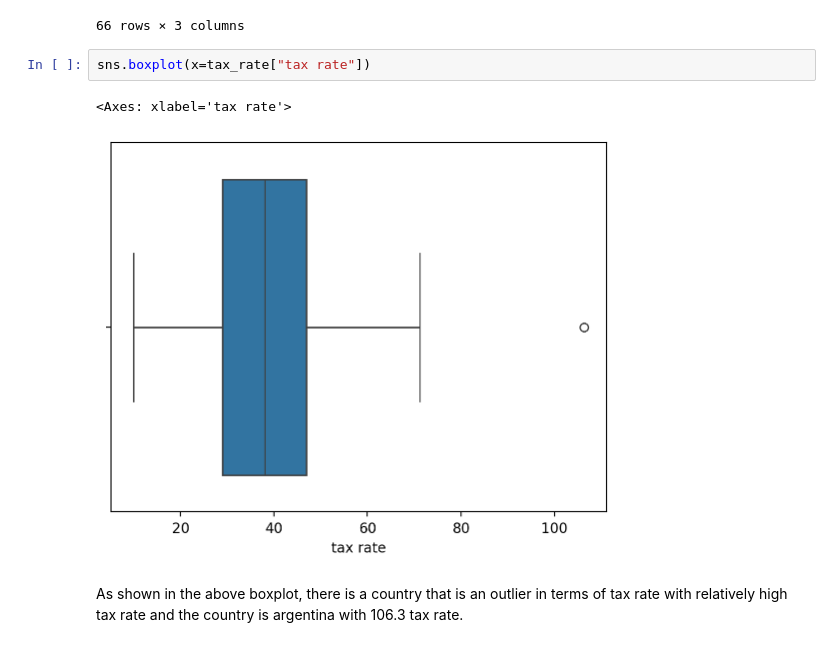
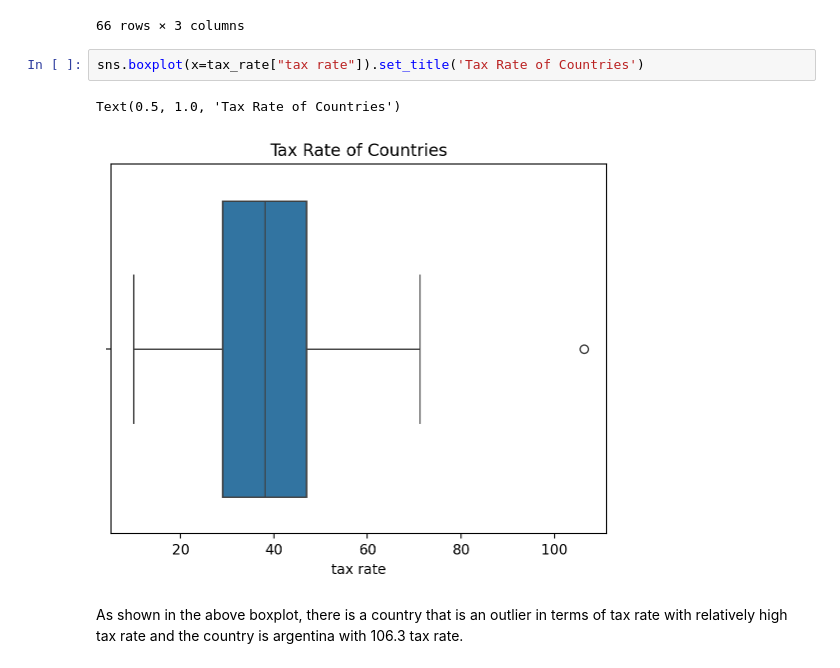
Before and after one commit to jteh188/Billionaires-Statistics-Data-Analysis, a Jupyter notebook: FinalProject_Group026_WI24.ipynb, the cells around one changed output. Drawn from its saved outputs; the diff is of its cells as text.

```diff
--- a/FinalProject_Group026_WI24.ipynb
+++ b/FinalProject_Group026_WI24.ipynb
@@ -700,10 +703,10 @@ tax_rate
 | 77 | Armenia | 22.6 | 1 |
 66 rows × 3 columns
 # %%
-sns.boxplot(x=tax_rate["tax rate"])
+sns.boxplot(x=tax_rate["tax rate"]).set_title('Tax Rate of Countries')
 # %% [output]
-<Axes: xlabel='tax rate'>
+Text(0.5, 1.0, 'Tax Rate of Countries')
-[figure, old version]
+[figure, new version]
 # %% [markdown]
 As shown in the above boxplot, there is a country that is an outlier in terms of tax rate with relatively high tax rate and the country is argentina with 106.3 tax rate.
 # %%
```
Also changed, not shown: parts of 13 cells of this notebook.
